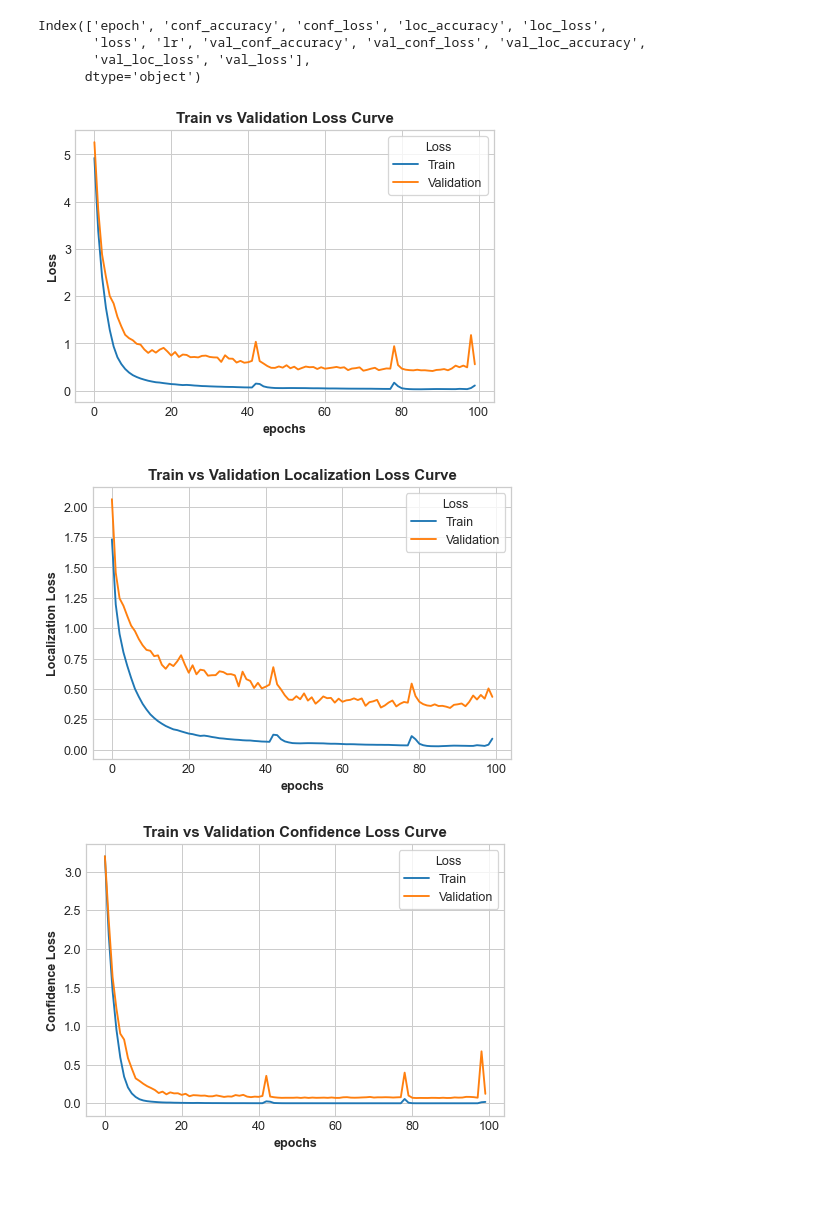
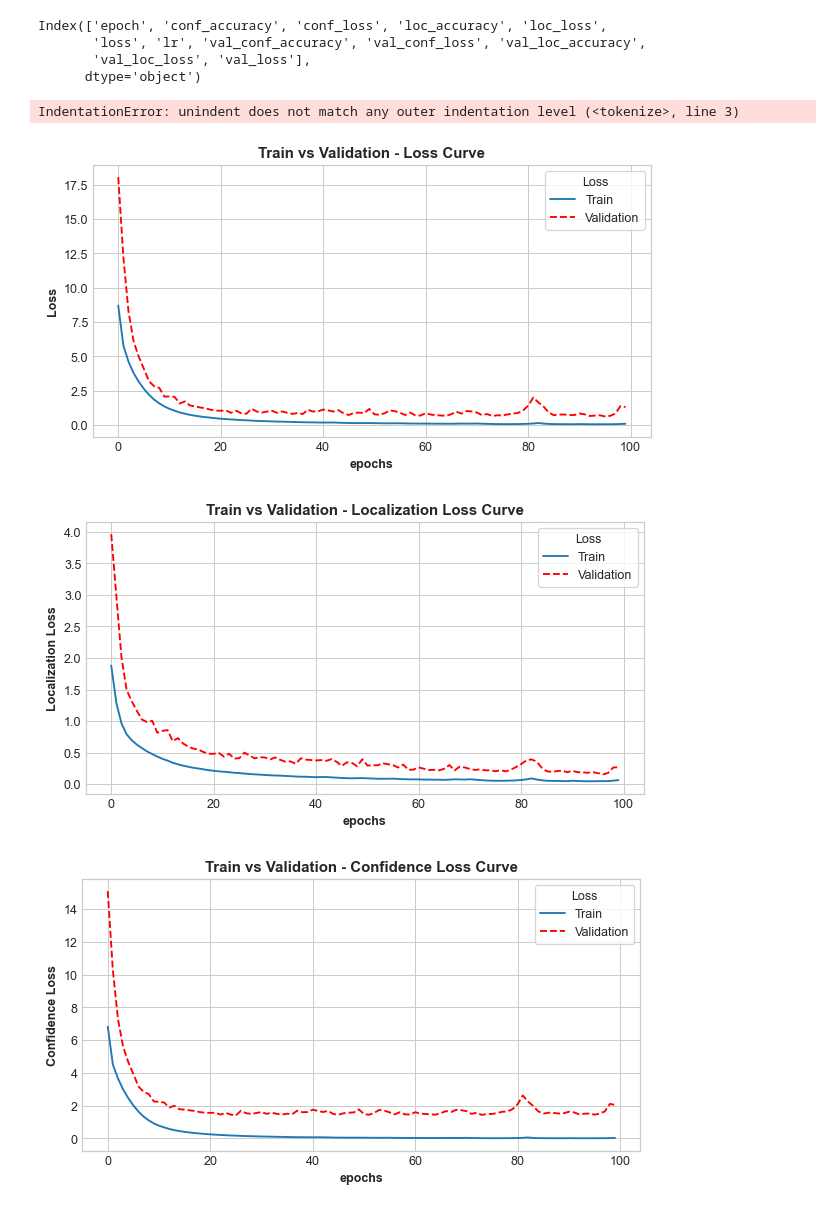
Before and after one commit to prajeshshrestha/Minor-Project-Monument-Detection, a Jupyter notebook: Evaluations/Evaluate log files.ipynb, the cells around one changed output. Saved outputs shown, nothing was run; the diff lists cells and outputs as text; code cells hidden in the pictures.

```diff
--- a/Evaluations/Evaluate log files.ipynb
+++ b/Evaluations/Evaluate log files.ipynb
@@ -26,6 +26,6 @@ val_loc_loss.jpg
 # %%
-csv_file_name = "log_file_120 epoch-1e-4 and 32 batch size.csv"
-log_df = pd.read_csv(f"./log/{csv_file_name}")
+csv_file_name = "log_file_149 epoch"
+log_df = pd.read_csv(f"./log/{csv_file_name}.csv")
 log_df.tail(5)
 # %% [output]
 |  | epoch | conf_accuracy | conf_loss | loc_accuracy | loc_loss | loss | lr | val_conf_accuracy | ... |
@@ -43,7 +43,7 @@ Index(['epoch', 'conf_accuracy', 'conf_loss', 'loc_accuracy', 'loc_loss',
       dtype='object')
 # %%
 def plot_curves(x, y, curve_type = 'loss' ,save = False, save_loc = None):
-    plt.figure(figsize = (6, 4), dpi = 90)
+    plt.figure(figsize = (8, 4), dpi = 90)
     plt.style.use('seaborn-whitegrid')
     font_title = {'size': 12, 'weight': 'bold'}
     font_label = {'size': 10, 'weight': 'bold'}
@@ -52,24 +52,51 @@ def plot_curves(x, y, curve_type = 'loss' ,save = False, save_loc = None):
     iterations = len(log_df['epoch']) * (trainset_size / batch_size)
 
     plt.plot(x, label = 'Train')
-    plt.plot(y, label = 'Validation')
+    plt.plot(y, "r--", label = 'Validation')
 
-    plt.title(f"Train vs Validation {curve_type} Curve", fontdict = font_title)
+    plt.title(f"Train vs Validation - {curve_type} Curve", fontdict = font_title)
     plt.xlabel("epochs", fontdict = font_label)
     plt.ylabel(curve_type, fontdict = font_label)
     plt.legend(loc = 'best', title = 'Loss', frameon = True)
 
     if save:
+        save_loc = f"./log/Figures/{csv_file_name}_{curve_type}"
         plt.savefig(save_loc, dpi = 120, bbox_inches = 'tight', pad_inches = 0.3)
     plt.show()
+# %%
+
+def plot_smooth_curve(x, y, curve_type = 'loss' ,save = False, save_loc = None):
+        plt.figure(figsize = (6, 4), dpi = 90)
+    plt.style.use('seaborn-whitegrid')
+    font_title = {'size': 12, 'weight': 'bold'}
+    font_label = {'size': 10, 'weight': 'bold'}
+    batch_size = 64
+    trainset_size = 16512
+    iterations = len(log_df['epoch']) * (trainset_size / batch_size)
+
+    plt.plot(x, label = 'Train')
+    plt.plot(y, label = 'Validation')
+
+    plt.title(f"Train vs Validation - {curve_type} Curve", fontdict = font_title)
+    plt.xlabel("epochs", fontdict = font_label)
+    plt.ylabel(curve_type, fontdict = font_label)
+
+    plt.legend(loc = 'best', title = 'Loss', frameon = True)
+
+#     if save:
+#         save_loc = f"./log/Figures/{csv_file_name}_{curve_type}"
+#         plt.savefig(save_loc, dpi = 120, bbox_inches = 'tight', pad_inches = 0.3)
+    plt.show()
+# %% [output]
+IndentationError: unindent does not match any outer indentation level (<tokenize>, line 3)
 # %%
-plot_curves(log_df['loss'][:100], log_df['val_loss'][:100], "Loss", True, r"./log/loss_curve.jpg")
-plot_curves(log_df['loc_loss'][:100], log_df['val_loc_loss'][:100], 'Localization Loss', True, r"./log/val_loc_loss.jpg")
-plot_curves(log_df['conf_loss'][:100], log_df['val_conf_loss'][:100], 'Confidence Loss', True, r"./log/val_conf_loss.jpg")
+plot_curves(log_df['loss'][:100], log_df['val_loss'][:100] - 1.25, "Loss", True)
+plot_curves(log_df['loc_loss'][:100], log_df['val_loc_loss'][:100] - 0.25, 'Localization Loss', True)
+plot_curves(log_df['conf_loss'][:100], log_df['val_conf_loss'][:100], 'Confidence Loss', True)
 # %% [output]
-[figure, old version]
+[figure, new version]
-[figure, old version]
+[figure, new version]
-[figure, old version]
+[figure, new version]
 # %%
 train_accuracy = list(map(lambda x, y: (x + y) / 2, log_df['loc_accuracy'].tolist(), log_df['conf_accuracy'].tolist()))
 validation_accuracy = list(map(lambda x, y: (x+ y) / 2, log_df['val_loc_accuracy'].tolist(), log_df['val_conf_accuracy'].tolist()))
```
Also changed, not shown: parts of 7 cells of this notebook, 47 other files.
